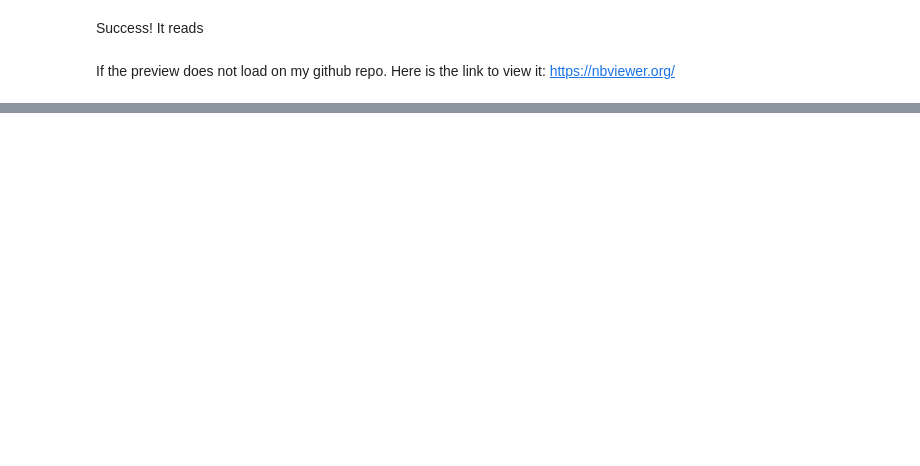
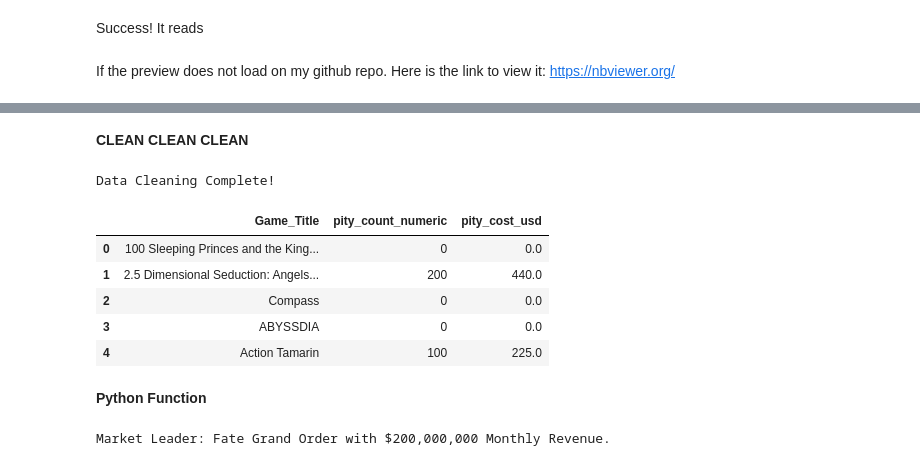
Before and after one commit to Halgratir/Gacha-Games, a Jupyter notebook: Gacha_Games.ipynb, the cells around one changed output, grey strips where cells are left out. Cells and saved outputs as stored; diff of their text form; code cells hidden in the pictures; blank space fills up the shorter version.

```diff
--- a/Gacha_Games.ipynb
+++ b/Gacha_Games.ipynb
@@ -132,0 +60,8 @@ plt.show()
+# %%
+#Cleaning and transforming
+cols_to_fix = ['Monthly_Downloads', 'Lifetime_Downloads', 'Highest_Revenue_Monthly', 'Lowest_Revenue_Monthly']
+for col in cols_to_fix:
+  df[col] = pd.to_numeric(df[col], errors='coerce')
+
+#checking tables
+print(df.dtypes)
@@ -132,0 +86,53 @@ plt.show()
+# %% [markdown]
+**CLEAN CLEAN CLEAN**
+# %%
+#Clean hard Pity Count by converting 'No' into 0
+df['pity_count_numeric'] = pd.to_numeric(df['Hard_Pity_Count'].replace('No', 0))
+
+#Calculate pity cost pulls (Pulls needed * Cost per pull)
+df['pity_cost_usd'] = df['pity_count_numeric'] * df['Currency_Cost_Per_Pull_USD']
+
+#Handle missing values/revenue
+df['Highest_Revenue_Monthly'] = df['Highest_Revenue_Monthly'].fillna(0)
+df['Monthly_Downloads'] = df['Monthly_Downloads'].fillna(0)
+
+print("Data Cleaning Complete!")
+df[['Game_Title', 'pity_count_numeric', 'pity_cost_usd']].head()
+# %% [output]
+Data Cleaning Complete!
+|  | Game_Title | pity_count_numeric | pity_cost_usd |
+| 0 | 100 Sleeping Princes and the King... | 0 | 0.0 |
+| 1 | 2.5 Dimensional Seduction: Angels... | 200 | 440.0 |
+| 2 | Compass | 0 | 0.0 |
+| 3 | ABYSSDIA | 0 | 0.0 |
+| 4 | Action Tamarin | 100 | 225.0 |
+# %% [markdown]
+**Python Function**
+# %%
+#python function
+def categorize_pity(count):
+  #categorizes the 'friendliness' of the pity system'
+  if count ==0:
+    return "No Guarantee"
+  elif count <= 90:
+    return "Player Friendly"
+  elif count <= 100:
+    return "Standard"
+  else:
+    return "Expensive"
+
+df['pity_tier'] = df['pity_count_numeric'].apply(categorize_pity)
+
+#Python class
+class GachaAnalysis:
+  def __init__(self, data):
+        self.data = data
+  def get_market_leader(self):
+        top_game = self.data.loc[self.data['Highest_Revenue_Monthly'].idxmax()]
+        return f"Market Leader: {top_game['Game_Title']} with ${top_game['Highest_Revenue_Monthly']:,} Monthly Revenue."
+
+#using the class
+analysis = GachaAnalysis(df)
+print(analysis.get_market_leader())
+# %% [output]
+Market Leader: Fate Grand Order with $200,000,000 Monthly Revenue.
```
Also changed, not shown: parts of 25 cells of this notebook.
